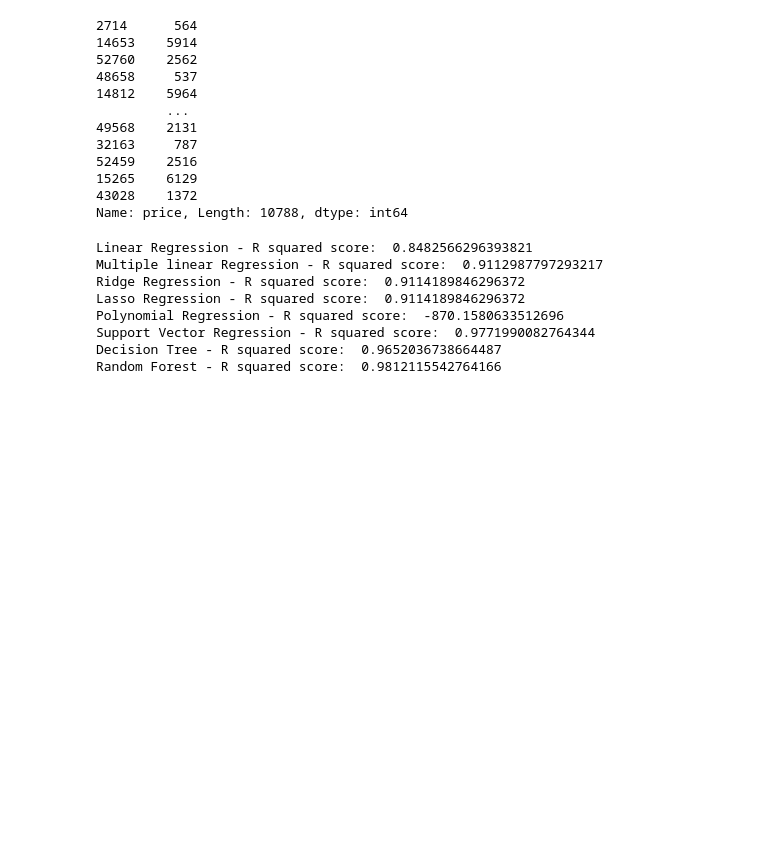
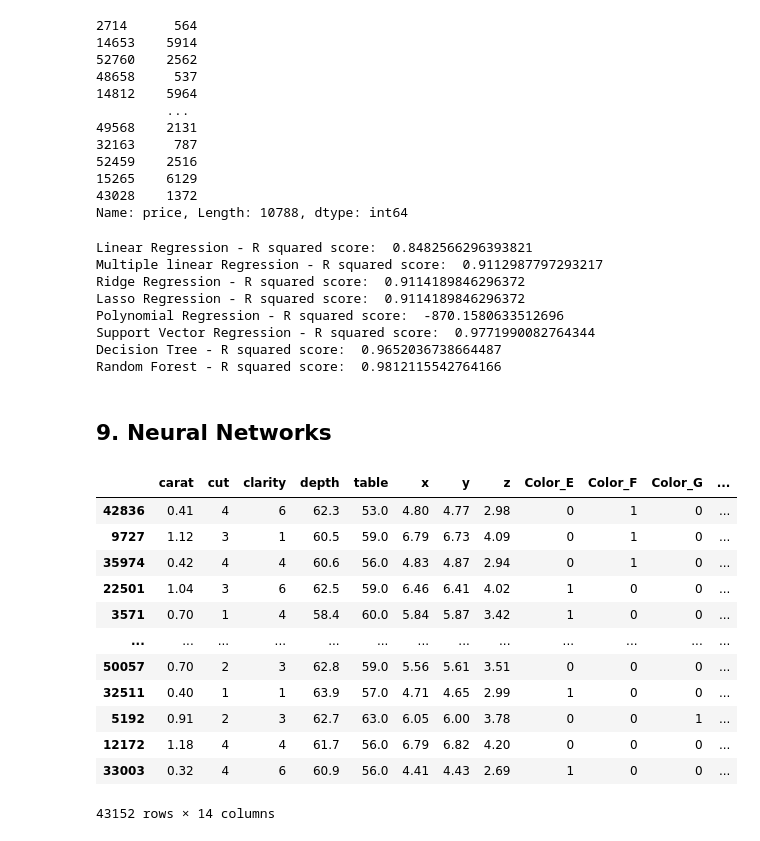
Before and after one commit to hariPrasadCoder/Diamond-Price-Prediction, a Jupyter notebook: Diamond_Price_Prediction.ipynb, the cells around one changed output. Cells and saved outputs as stored; diff of their text form; code cells hidden in the pictures; blank space fills up the shorter version.

```diff
--- a/Diamond_Price_Prediction.ipynb
+++ b/Diamond_Price_Prediction.ipynb
@@ -445,3 +445,21 @@ Polynomial Regression - R squared score:  -870.1580633512696
 Support Vector Regression - R squared score:  0.9771990082764344
 Decision Tree - R squared score:  0.9652036738664487
 Random Forest - R squared score:  0.9812115542764166
+# %% [markdown]
+## 9. Neural Networks
+# %%
+X_train
+# %% [output]
+|  | carat | cut | clarity | depth | table | x | y | z | Color_E | Color_F | Color_G | ... |
+| 42836 | 0.41 | 4 | 6 | 62.3 | 53.0 | 4.80 | 4.77 | 2.98 | 0 | 1 | 0 | ... |
+| 9727 | 1.12 | 3 | 1 | 60.5 | 59.0 | 6.79 | 6.73 | 4.09 | 0 | 1 | 0 | ... |
+| 35974 | 0.42 | 4 | 4 | 60.6 | 56.0 | 4.83 | 4.87 | 2.94 | 0 | 1 | 0 | ... |
+| 22501 | 1.04 | 3 | 6 | 62.5 | 59.0 | 6.46 | 6.41 | 4.02 | 1 | 0 | 0 | ... |
+| 3571 | 0.70 | 1 | 4 | 58.4 | 60.0 | 5.84 | 5.87 | 3.42 | 1 | 0 | 0 | ... |
+| ... | ... | ... | ... | ... | ... | ... | ... | ... | ... | ... | ... | ... |
+| 50057 | 0.70 | 2 | 3 | 62.8 | 59.0 | 5.56 | 5.61 | 3.51 | 0 | 0 | 0 | ... |
+| 32511 | 0.40 | 1 | 1 | 63.9 | 57.0 | 4.71 | 4.65 | 2.99 | 1 | 0 | 0 | ... |
+| 5192 | 0.91 | 2 | 3 | 62.7 | 63.0 | 6.05 | 6.00 | 3.78 | 0 | 0 | 1 | ... |
+| 12172 | 1.18 | 4 | 4 | 61.7 | 56.0 | 6.79 | 6.82 | 4.20 | 0 | 0 | 0 | ... |
+| 33003 | 0.32 | 4 | 6 | 60.9 | 56.0 | 4.41 | 4.43 | 2.69 | 1 | 0 | 0 | ... |
+43152 rows × 14 columns
```
Also changed, not shown: parts of 12 cells of this notebook.
